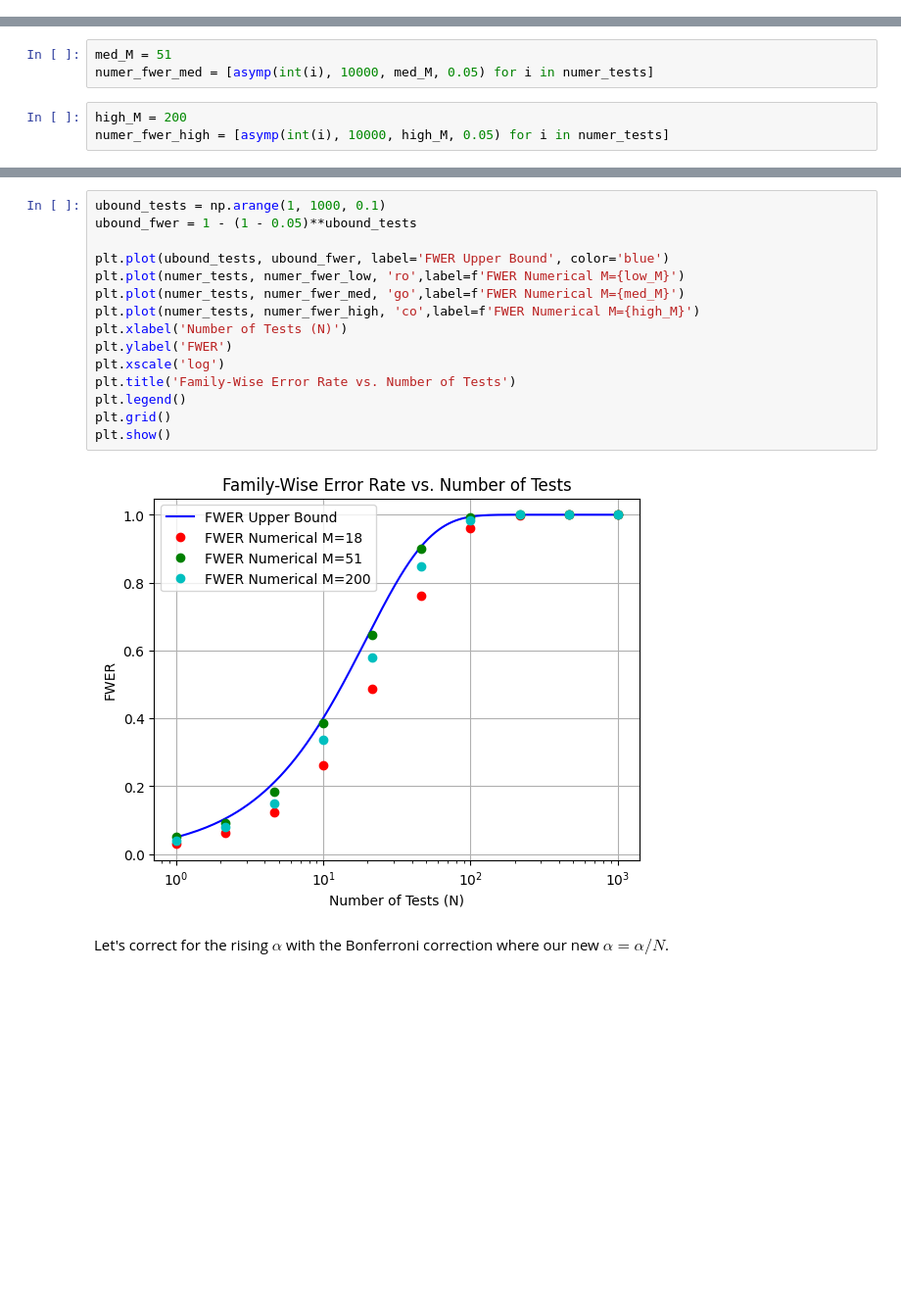
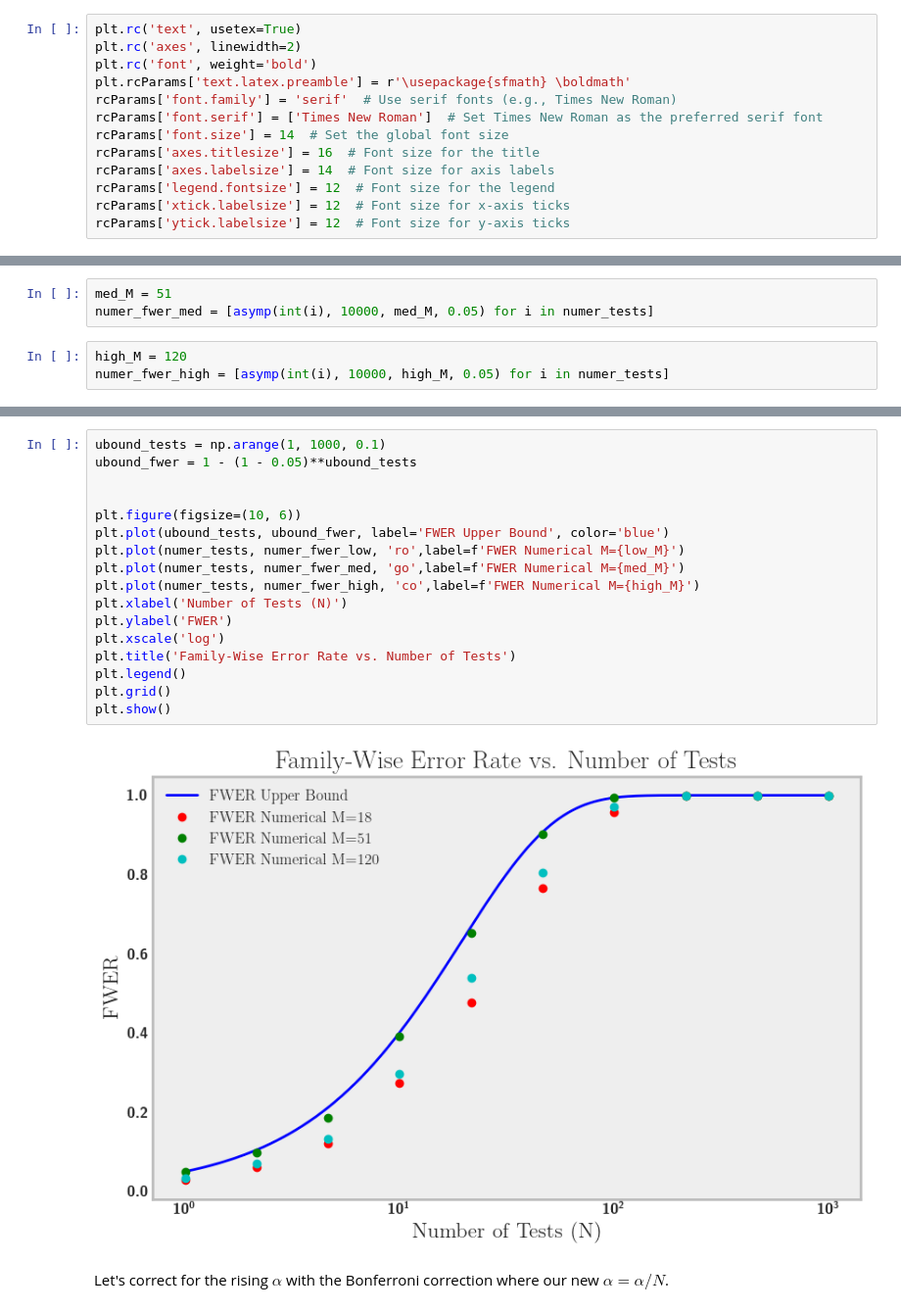
Before and after one commit to evanfrang/mult_testing, a Jupyter notebook: mult_test.ipynb, the cells around one changed output, grey strips where cells are left out. Shown at 98% size. Cells and saved outputs as stored; diff of their text form; blank space fills up the shorter version.

Commit message:
New and improved plots and new text.

```diff
--- a/mult_test.ipynb
+++ b/mult_test.ipynb
@@ -6,3 +8,16 @@ from scipy.stats import binom
+# %%
+plt.rc('text', usetex=True)
+plt.rc('axes', linewidth=2)
+plt.rc('font', weight='bold')
+plt.rcParams['text.latex.preamble'] = r'\usepackage{sfmath} \boldmath'
+rcParams['font.family'] = 'serif'  # Use serif fonts (e.g., Times New Roman)
+rcParams['font.serif'] = ['Times New Roman']  # Set Times New Roman as the preferred serif font
+rcParams['font.size'] = 14  # Set the global font size
+rcParams['axes.titlesize'] = 16  # Font size for the title
+rcParams['axes.labelsize'] = 14  # Font size for axis labels
+rcParams['legend.fontsize'] = 12  # Font size for the legend
+rcParams['xtick.labelsize'] = 12  # Font size for x-axis ticks
+rcParams['ytick.labelsize'] = 12  # Font size for y-axis ticks
 # %%
 random.seed(42)
 P = 0.5
@@ -43,5 +52,5 @@ numer_fwer_low = [asymp(int(i), 10000, low_M, 0.05) for i in numer_tests]
 med_M = 51
 numer_fwer_med = [asymp(int(i), 10000, med_M, 0.05) for i in numer_tests]
 # %%
-high_M = 200
+high_M = 120
 numer_fwer_high = [asymp(int(i), 10000, high_M, 0.05) for i in numer_tests]
@@ -48,20 +59,22 @@ numer_fwer_high = [asymp(int(i), 10000, high_M, 0.05) for i in numer_tests]
 # %%
 ubound_tests = np.arange(1, 1000, 0.1)
 ubound_fwer = 1 - (1 - 0.05)**ubound_tests
 
+
+plt.figure(figsize=(10, 6))
 plt.plot(ubound_tests, ubound_fwer, label='FWER Upper Bound', color='blue')
 plt.plot(numer_tests, numer_fwer_low, 'ro',label=f'FWER Numerical M={low_M}')
 plt.plot(numer_tests, numer_fwer_med, 'go',label=f'FWER Numerical M={med_M}')
 plt.plot(numer_tests, numer_fwer_high, 'co',label=f'FWER Numerical M={high_M}')
 plt.xlabel('Number of Tests (N)')
 plt.ylabel('FWER')
 plt.xscale('log')
 plt.title('Family-Wise Error Rate vs. Number of Tests')
 plt.legend()
 plt.grid()
 plt.show()
 # %% [output]
-[figure, old version]
+[figure, new version]
 # %% [markdown]
 Let's correct for the rising $\alpha$ with the Bonferroni correction where our new $\alpha = \alpha/N$.
 # %%
```
Also changed, not shown: parts of 13 cells of this notebook, 2 other files.
